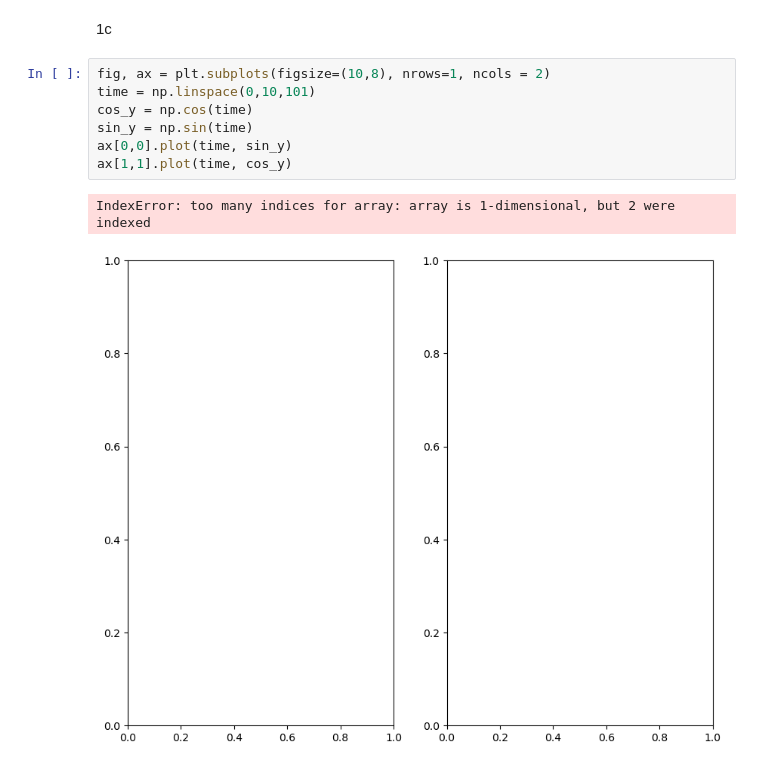
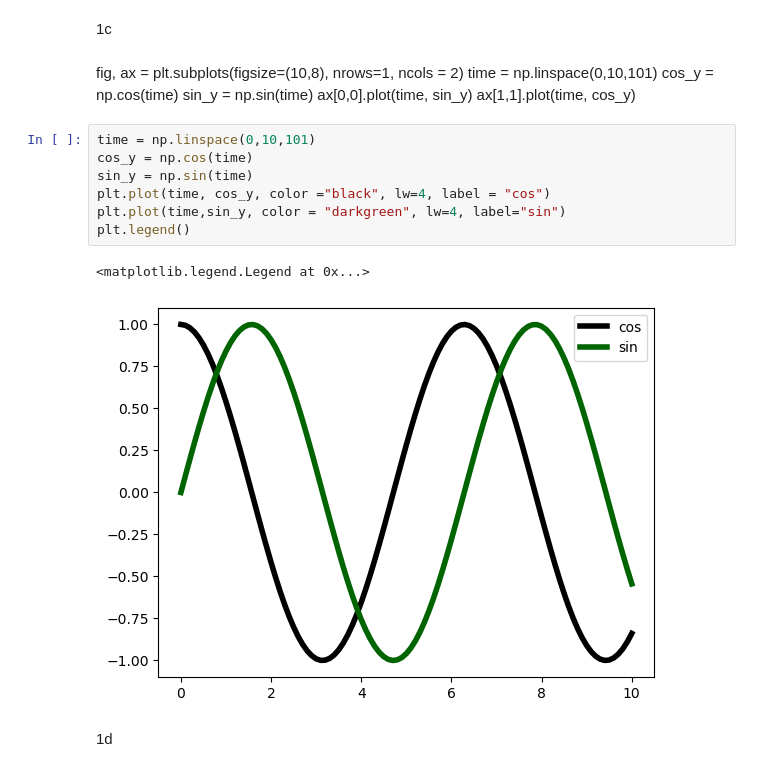
Before and after one commit to liuqiyucn/105B, a Jupyter notebook: assignment1/assignment1.ipynb, the cells around one changed output. Drawn from its saved outputs; the diff is of its cells as text.

```diff
--- a/assignment1/assignment1.ipynb
+++ b/assignment1/assignment1.ipynb
@@ -30,13 +31,22 @@ print(add_array(array_1,array_3))
 Dimension Error
 # %% [markdown]
 1c
-# %%
-fig, ax = plt.subplots(figsize=(10,8), nrows=1, ncols = 2)
-time = np.linspace(0,10,101)
-cos_y = np.cos(time)
-sin_y = np.sin(time)
-ax[0,0].plot(time, sin_y)
-ax[1,1].plot(time, cos_y)
-# %% [output]
-IndexError: too many indices for array: array is 1-dimensional, but 2 were indexed
-[figure, removed]
+# %% [markdown]
+fig, ax = plt.subplots(figsize=(10,8), nrows=1, ncols = 2)
+time = np.linspace(0,10,101)
+cos_y = np.cos(time)
+sin_y = np.sin(time)
+ax[0,0].plot(time, sin_y)
+ax[1,1].plot(time, cos_y)
+# %%
+time = np.linspace(0,10,101)
+cos_y = np.cos(time)
+sin_y = np.sin(time)
+plt.plot(time, cos_y, color ="black", lw=4, label = "cos")
+plt.plot(time,sin_y, color = "darkgreen", lw=4, label="sin")
+plt.legend()
+# %% [output]
+<matplotlib.legend.Legend at 0x...>
+[figure, added]
+# %% [markdown]
+1d
```
Also changed, not shown: parts of 7 cells of this notebook.
